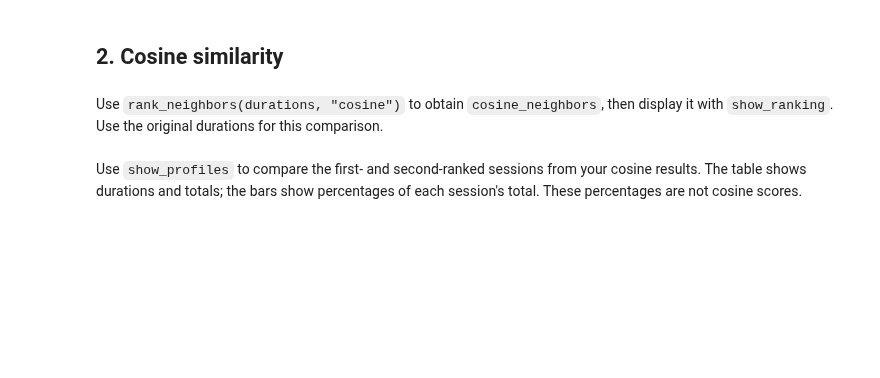
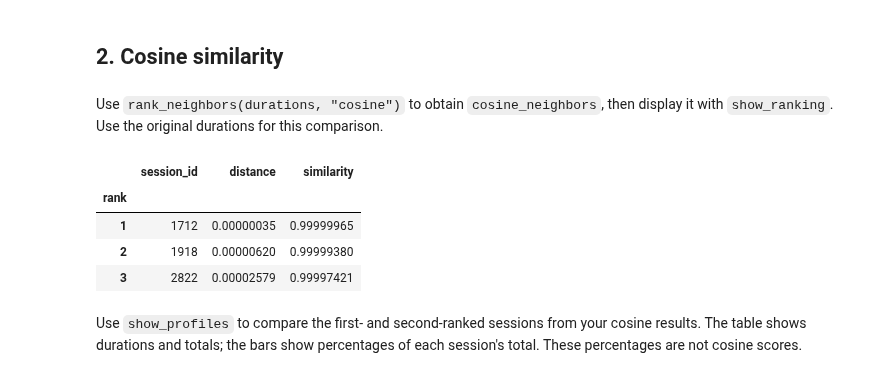
Before and after one commit to jae0029/Data-Mining, a Jupyter notebook: hw2a-compare-browsing-sessions.ipynb, the cells around one changed output. Saved outputs shown, nothing was run; the diff lists cells and outputs as text; code cells hidden in the pictures; blank space fills up the shorter version.

```diff
--- a/hw2a-compare-browsing-sessions.ipynb
+++ b/hw2a-compare-browsing-sessions.ipynb
@@ -103,6 +133,14 @@ Use `rank_neighbors` with `standardized` and `"cityblock"` (SciPy's name for Man
 Use `rank_neighbors(durations, "cosine")` to obtain `cosine_neighbors`, then display it with `show_ranking`. Use the original durations for this comparison.
 # %%
 # Obtain and display cosine_neighbors using the supplied example.
+cosine_neighbors = rank_neighbors(durations, "cosine")
+show_ranking(cosine_neighbors)
+# %% [output]
+|  | session_id | distance | similarity |
+| rank |  |  |  |
+| 1 | 1712 | 0.00000035 | 0.99999965 |
+| 2 | 1918 | 0.00000620 | 0.99999380 |
+| 3 | 2822 | 0.00002579 | 0.99997421 |
 # %% [markdown]
 Use `show_profiles` to compare the first- and second-ranked sessions from your cosine results. The table shows durations and totals; the bars show percentages of each session's total. These percentages are not cosine scores.
 # %%
```
Also changed, not shown: parts of 11 cells of this notebook, 1 other file.
